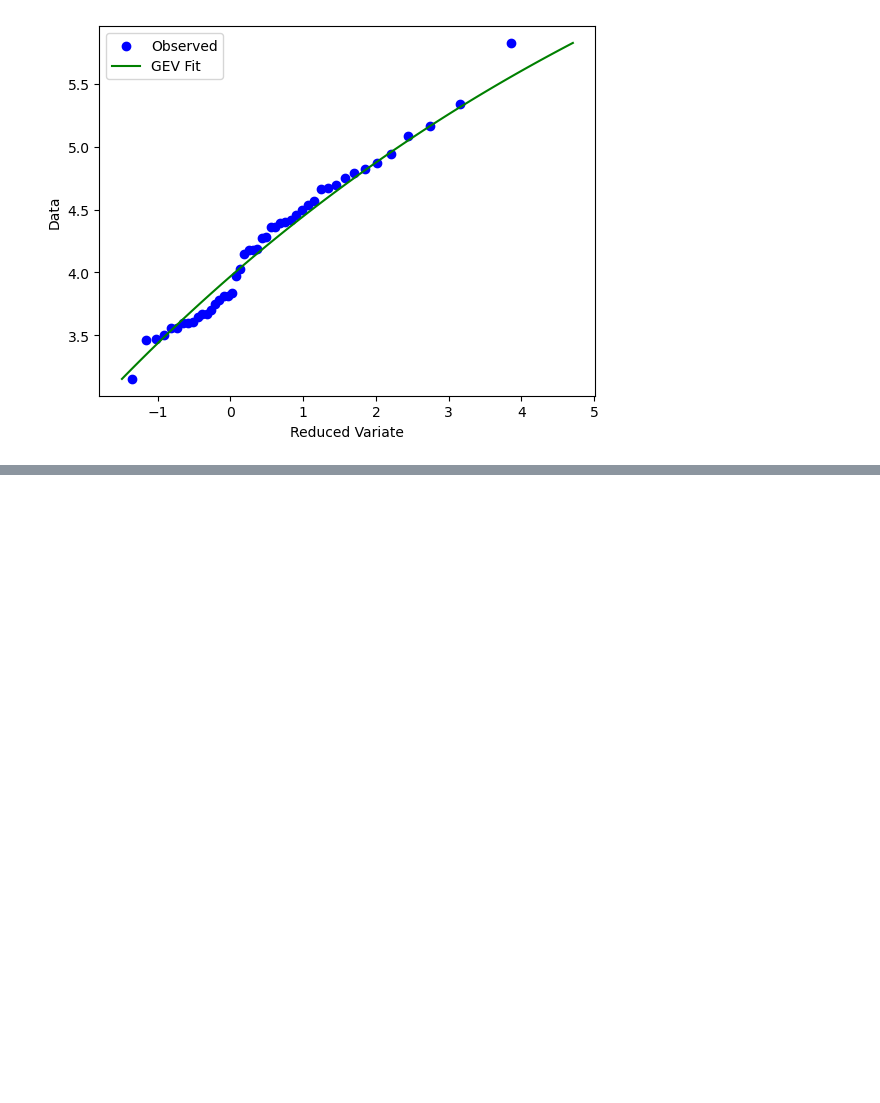
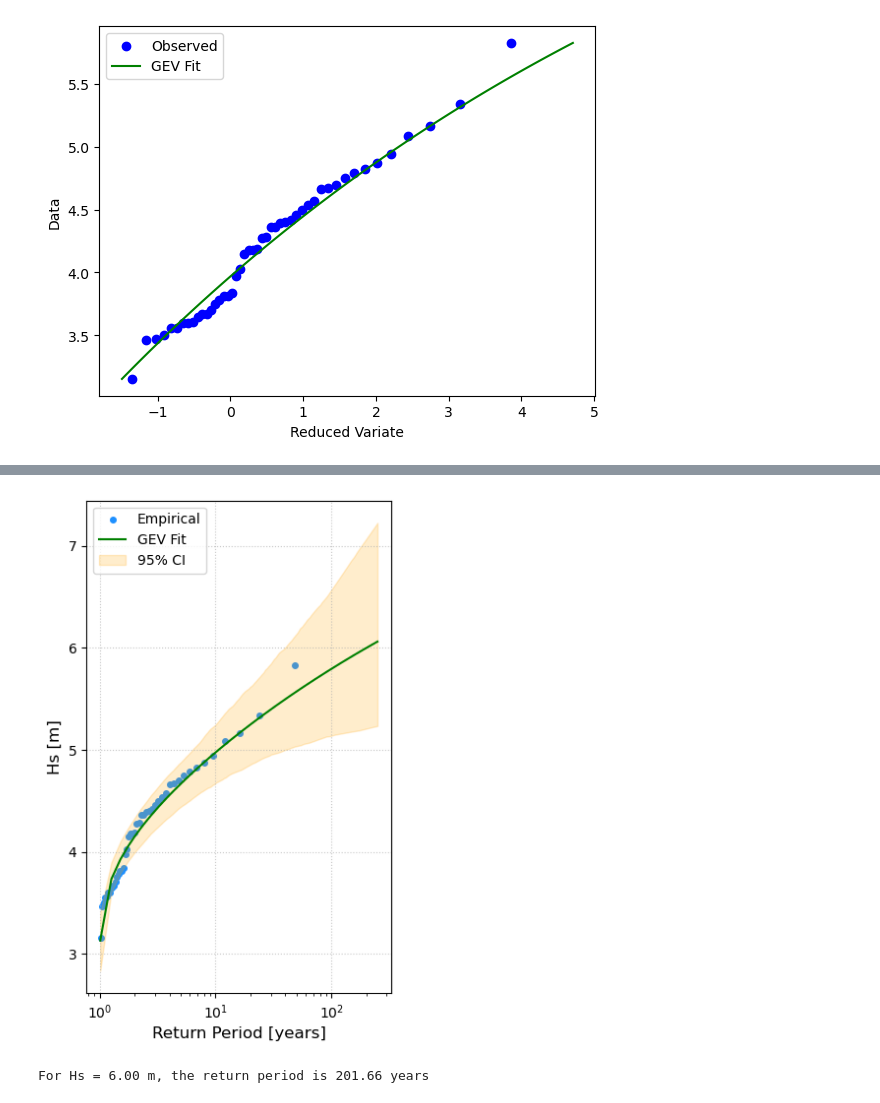
Before and after one commit to giospud/meteocean-tools, a Jupyter notebook: EVA/eva.ipynb, the cells around one changed output, grey strips where cells are left out. Cells and saved outputs as stored; diff of their text form; code cells hidden in the pictures; blank space fills up the shorter version.

```diff
--- a/EVA/eva.ipynb
+++ b/EVA/eva.ipynb
@@ -6,8 +6,9 @@ import pandas as pd
 from scipy import stats
 import matplotlib.pyplot as plt
 
+import wave_aux as wa
 
-import wave_aux as wa
+un_var= {"Hs": " [m]","Tp": " [s]","Dirp": " [°]","Dirm": " [°]"}
 # %% [markdown]
 ### Loading Data File
 # %%
@@ -123,0 +125,27 @@ plt.show()
+# %%
+rL, ci_L, ci_U, param=wa.gev_return_ci(dfs[var], T_fit, method="bootstrap", alpha=0.05, n_boot=1000)
+# %%
+plt.figure(figsize=(4, 6.5))
+plt.scatter(T, dfs[var], color='dodgerblue', label='Empirical', s=16)
+plt.plot(T_fit, rL, color='green', label='GEV Fit')
+plt.fill_between(T_fit, ci_L, ci_U,
+                 color='orange', alpha=0.2,
+                 label='95% CI')
+plt.xscale('log')
+plt.xlabel('Return Period [years]', fontsize=12)
+plt.ylabel(var+un_var[var], fontsize=12)
+plt.legend()
+plt.grid(True, alpha=0.7, linestyle='dotted')
+plt.show()
+# %% [output]
+[figure, added]
+# %%
+# Example: Calculate return period for a given Hs value
+c=param[0]
+loc=param[1]
+scale=param[2]
+hs_value = 6.0  # Change this to your desired value
+T_calculated = wa.value_to_return_period(hs_value, c, loc, scale)
+print(f"For {var} = {hs_value:.2f} m, the return period is {T_calculated:.2f} years")
+# %% [output]
+For Hs = 6.00 m, the return period is 201.66 years
```
Also changed, not shown: parts of 2 cells of this notebook, 1 other file.
